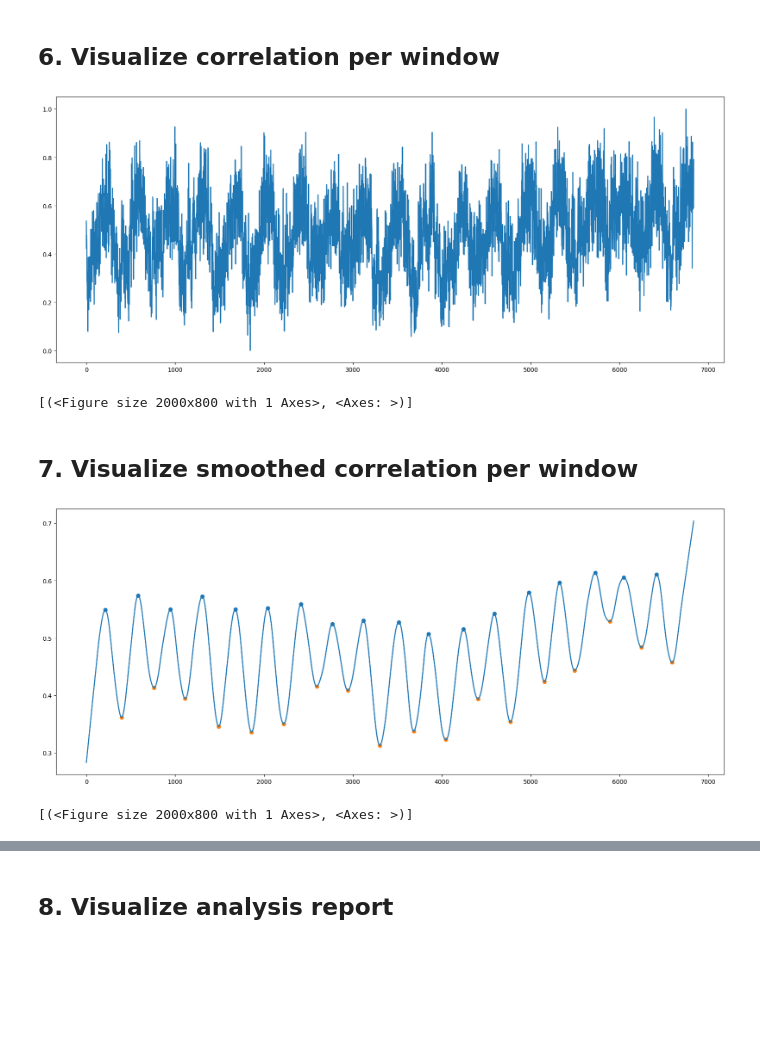
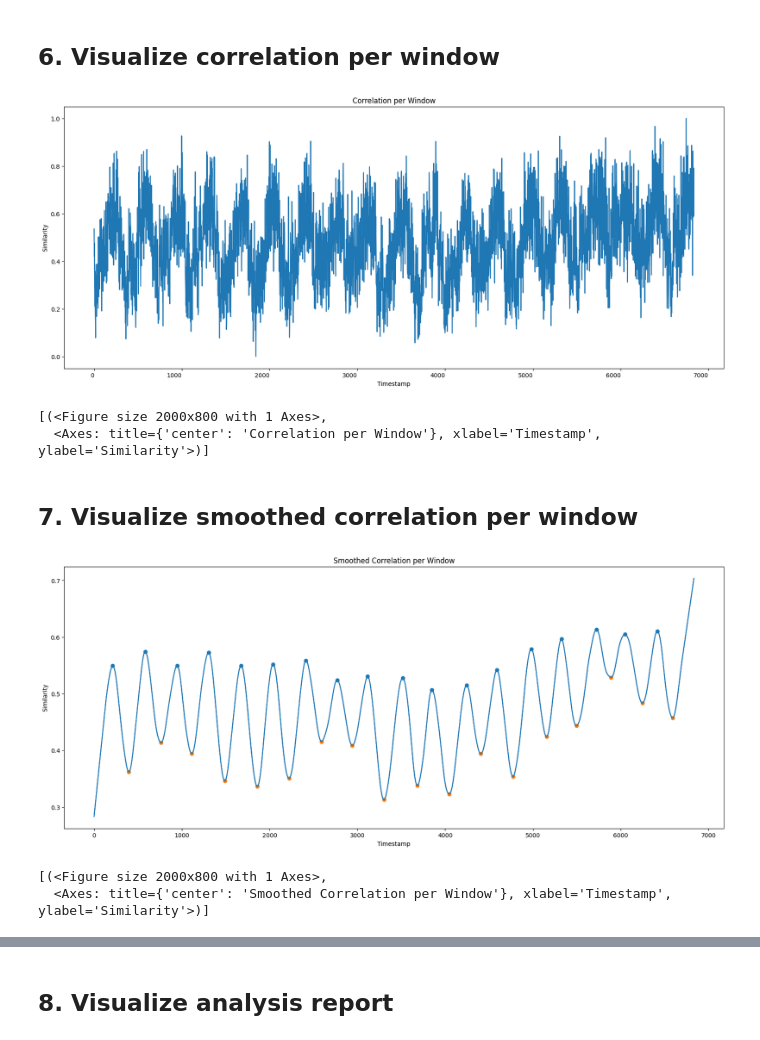
Before and after one commit to aaaimx/CBR-FoX, a Jupyter notebook: examples/reproduce_all_figures/reproduce_all_figures.ipynb, the cells around one changed output, grey strips where cells are left out. Saved outputs shown, nothing was run; the diff lists cells and outputs as text; code cells hidden in the pictures; blank space fills up the shorter version.

```diff
--- a/examples/reproduce_all_figures/reproduce_all_figures.ipynb
+++ b/examples/reproduce_all_figures/reproduce_all_figures.ipynb
@@ -78,17 +78,19 @@ DEBUG: cbr_fox_builder.__init__ completed successfully
 # %% [markdown]
 ## 6. Visualize correlation per window
 # %%
-p.visualize_pyplot(mode="correlation", fig_size=(20,8), plot_params={"color":'#1F77B4'})
+p.visualize_pyplot(mode="correlation", fig_size=(20,8), plot_params={"color":'#1F77B4'},xlabel = "Timestamp", ylabel = "Similarity", legend=False)
 # %% [output]
-[figure, old version]
+[figure, new version]
-[(<Figure size 2000x800 with 1 Axes>, <Axes: >)]
+[(<Figure size 2000x800 with 1 Axes>,
+  <Axes: title={'center': 'Correlation per Window'}, xlabel='Timestamp', ylabel='Similarity'>)]
 # %% [markdown]
 ## 7. Visualize smoothed correlation per window
 # %%
-p.visualize_pyplot(mode="smoothed", fig_size=(20,8), plot_params={"color":'#1F77B4'})
+p.visualize_pyplot(mode="smoothed", fig_size=(20,8), plot_params={"color":'#1F77B4'},xlabel = "Timestamp", ylabel = "Similarity", legend=False)
 # %% [output]
-[figure, old version]
+[figure, new version]
-[(<Figure size 2000x800 with 1 Axes>, <Axes: >)]
+[(<Figure size 2000x800 with 1 Axes>,
+  <Axes: title={'center': 'Smoothed Correlation per Window'}, xlabel='Timestamp', ylabel='Similarity'>)]
 # %%
 # Make predictions and generate explanations
 p.predict(prediction = prediction,num_cases=3)
```
Also changed, not shown: parts of 2 cells of this notebook, 2 other files.
